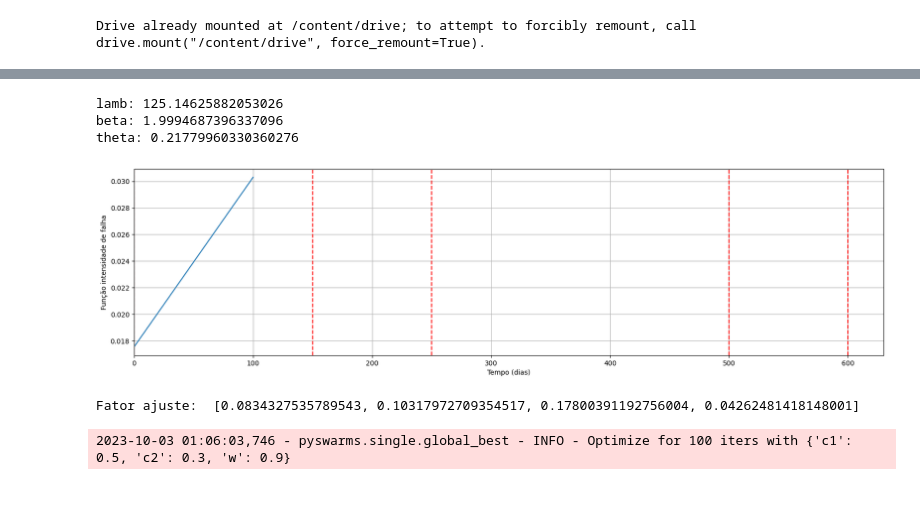
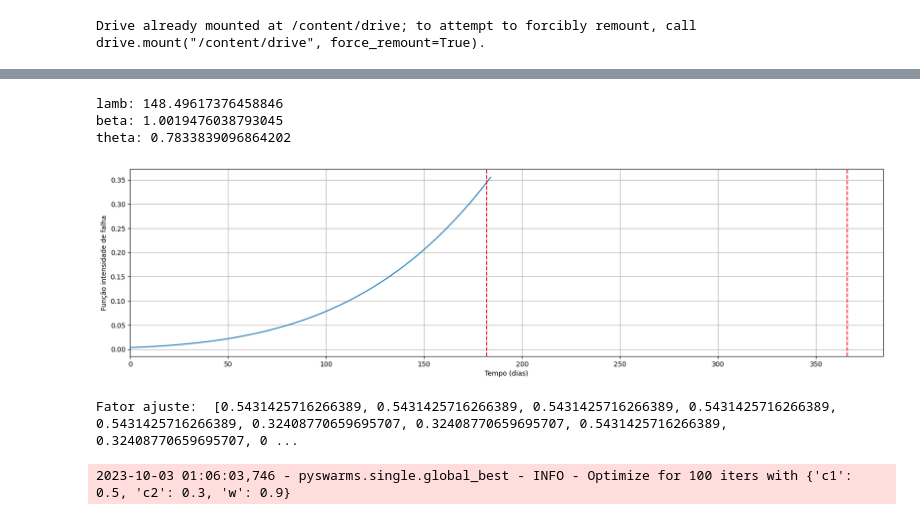
Before and after one commit to uervitonsantos/Otimizacao-Politicaca-Manutencao-Preventiva-Imperfeita, a Jupyter notebook: Algoritmo_PSO_para_otimização_de_custo_de_manutenção_preventiva_v10.ipynb, the cells around one changed output, grey strips where cells are left out. Saved outputs shown, nothing was run; the diff lists cells and outputs as text; code cells hidden in the pictures.

```diff
--- a/Algoritmo_PSO_para_otimização_de_custo_de_manutenção_preventiva_v10.ipynb
+++ b/Algoritmo_PSO_para_otimização_de_custo_de_manutenção_preventiva_v10.ipynb
@@ -169,7 +169,7 @@ dtypes = {
 # df = pd.read_csv('/content/drive/MyDrive/datasets/cenario02.csv.csv', sep=";")
 # df = pd.read_csv('/content/drive/MyDrive/datasets/cenario03.csv.csv', sep=";")
 # df = pd.read_csv('/content/drive/MyDrive/datasets/cenario04.csv.csv', sep=";")
-df = pd.read_csv('/content/drive/MyDrive/datasets/cenario01.csv', sep=";")
+df = pd.read_csv('/content/drive/MyDrive/datasets/cenario04.csv', sep=";")
 
 # Remova as linhas com valores ausentes
 df = df.fillna(0)
@@ -277,34 +277,35 @@ print(f'lamb:', lamb)
 print('beta:', beta)
 print('theta:', theta)
 # %% [output]
-lamb: 125.14625882053026
-beta: 1.9994687396337096
-theta: 0.21779960330360276
+lamb: 148.49617376458846
+beta: 1.0019476038793045
+theta: 0.7833839096864202
 # %%
+beta = beta*5
 solucao = [lamb, beta, theta]
 
 # Cria a instância da classe IntensidadeFalha
 intensidadeFalha = IntensidadeFalha()
 
 # Inicializa a instância com os valores necessários
 falha = intensidadeFalha.inicio(T, execute_function(fator_melhoria, ck, m, s, theta), solucao)
 
 # Cria os dados da intensidade de falha
 intensidadeFalha.create()
 
 # Plota o gráfico da intensidade de falha
 intensidadeFalha.plotar()
 
 fator = execute_function(fator_melhoria, ck, m, s, theta)
 print('Fator ajuste: ', fator[0])
 
 last_value_fator_ajuste = fator[0][-1]
 
 time_duration = 1
 time.sleep(time_duration)
 # %% [output]
-[figure, old version]
+[figure, new version]
-Fator ajuste:  [0.0834327535789543, 0.10317972709354517, 0.17800391192756004, 0.04262481418148001]
+Fator ajuste:  [0.5431425716266389, 0.5431425716266389, 0.5431425716266389, 0.5431425716266389, 0.5431425716266389, 0.32408770659695707, 0.32408770659695707, 0.5431425716266389, 0.32408770659695707, 0 ...
 # %%
 # Função objetivo para otimização da politica de manutenção
 # Numero de ciclos determinado pela solução
```
Also changed, not shown: parts of 2 cells of this notebook.
